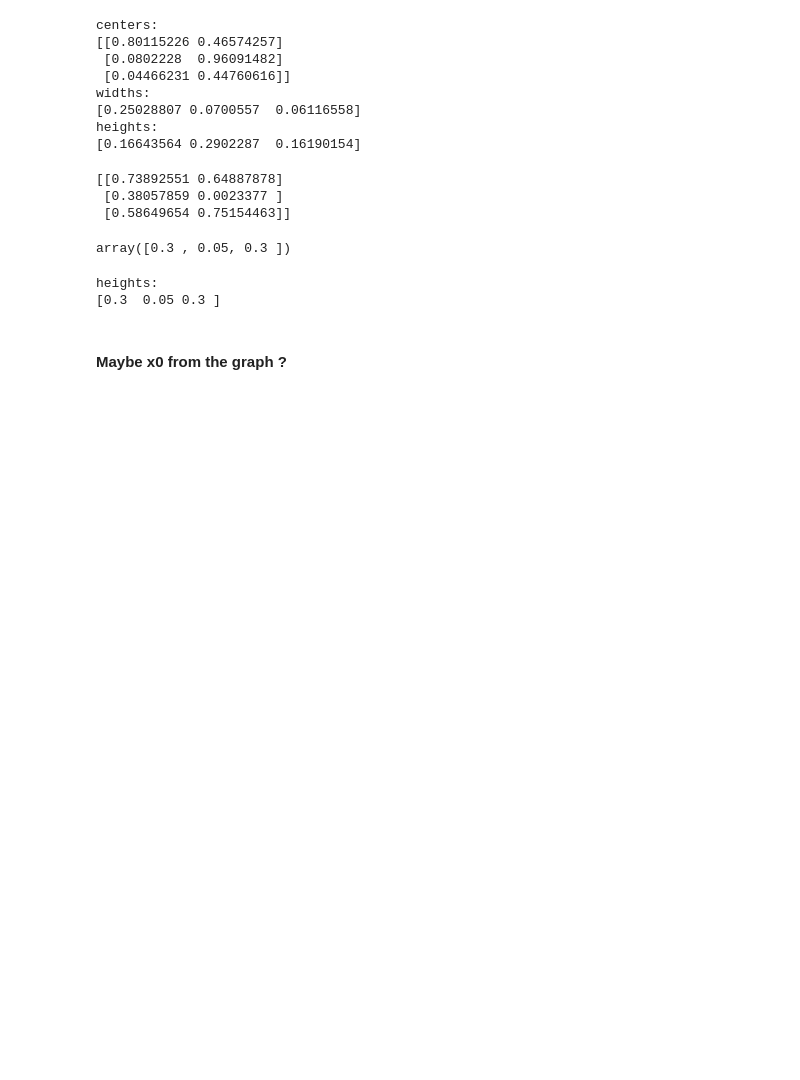
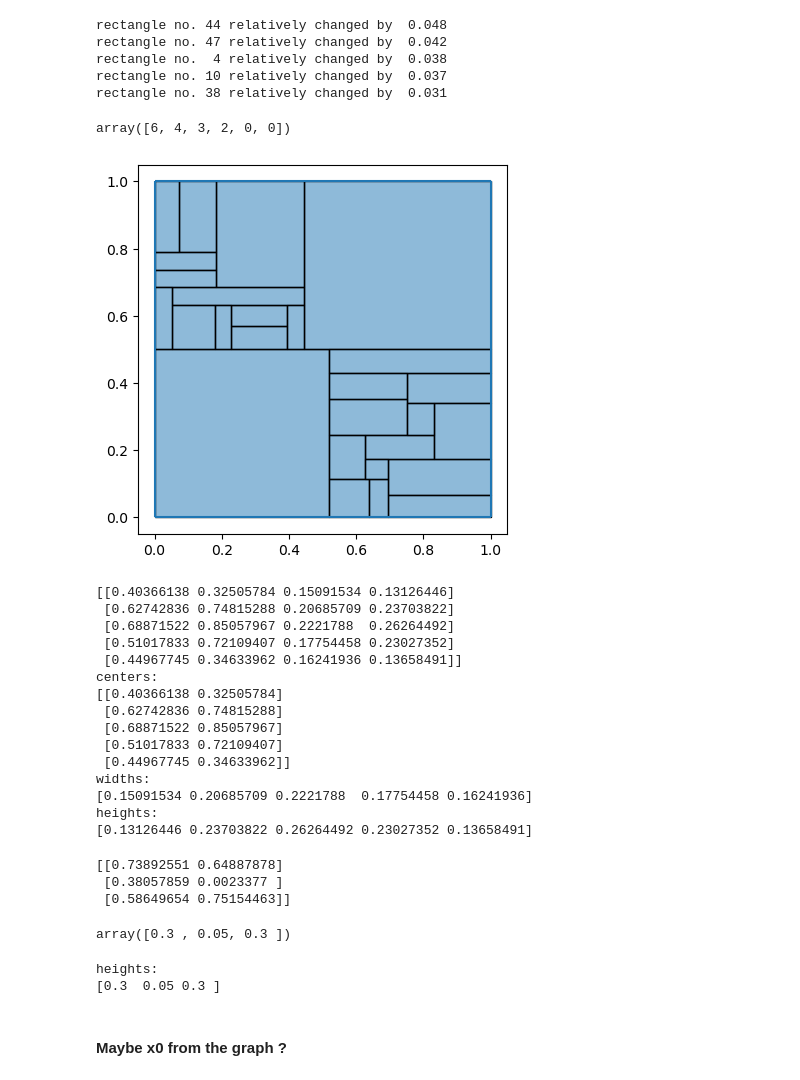
Before and after one commit to Polatucha16/SquareDivision, a Jupyter notebook: square_division_example.ipynb, the cells around one changed output. Drawn from its saved outputs; the diff is of its cells as text; code cells hidden in the pictures; blank space fills up the shorter version.

```diff
--- a/square_division_example.ipynb
+++ b/square_division_example.ipynb
@@ -23,3 +13,28 @@ AttributeError: 'Rectangulation' object has no attribute 'centers'
+# %%
+rects.report()
+# %% [output]
+rectangle no. 44 relatively changed by  0.048
+rectangle no. 47 relatively changed by  0.042
+rectangle no.  4 relatively changed by  0.038
+rectangle no. 10 relatively changed by  0.037
+rectangle no. 38 relatively changed by  0.031
+# %%
+a = np.array([3,0,2,0,4,6])
+order = np.argsort(a)[::-1]
+a[order]
+# %% [output]
+array([6, 4, 3, 2, 0, 0])
+# %%
+adotat = np.linalg.inv(np.matmul(rects.constraint.A, np.transpose(rects.constraint.A)))
+l = np.matmul(adotat, -rects.constraint.A.dot(rects.x0)+rects.constraint.lb)
+# %%
+import matplotlib.pyplot as plt
+from SquareDivision.draw.draw import draw_rectangles, rectangle_numbers
+lin_sol = (rects.x0 + (rects.constraint.A.T).dot(l)).reshape(-1,4)
+fig, ax = plt.subplots()
+ax = draw_rectangles(ax, lin_sol)
+# %% [output]
+[figure, added]
 # %%
 import numpy as np
 from SquareDivision.src.distributions import RngDistribution, SizeDistribution, linear_on_position
@@ -33,18 +48,27 @@ rects.sample_heights(
     centers=rects.centers,
     size_distribution=lambda arg : linear_on_position(arg, a=np.array([0.0, 0.25]), b=0.05))
 # %%
+arr = np.c_[rects.centers, rects.widths, rects.heights]
+print(arr)
 print(f'centers:\n{rects.centers}')
 print(f'widths:\n{rects.widths}')
 print(f'heights:\n{rects.heights}')
 # %% [output]
+[[0.40366138 0.32505784 0.15091534 0.13126446]
+ [0.62742836 0.74815288 0.20685709 0.23703822]
+ [0.68871522 0.85057967 0.2221788  0.26264492]
+ [0.51017833 0.72109407 0.17754458 0.23027352]
+ [0.44967745 0.34633962 0.16241936 0.13658491]]
 centers:
-[[0.80115226 0.46574257]
- [0.0802228  0.96091482]
- [0.04466231 0.44760616]]
+[[0.40366138 0.32505784]
+ [0.62742836 0.74815288]
+ [0.68871522 0.85057967]
+ [0.51017833 0.72109407]
+ [0.44967745 0.34633962]]
 widths:
-[0.25028807 0.0700557  0.06116558]
+[0.15091534 0.20685709 0.2221788  0.17754458 0.16241936]
 heights:
-[0.16643564 0.2902287  0.16190154]
+[0.13126446 0.23703822 0.26264492 0.23027352 0.13658491]
 # %%
 from SquareDivision.src.distributions import tepui_distribution
 print(rects.centers)
```
Also changed, not shown: parts of 5 cells of this notebook, 4 other files.
